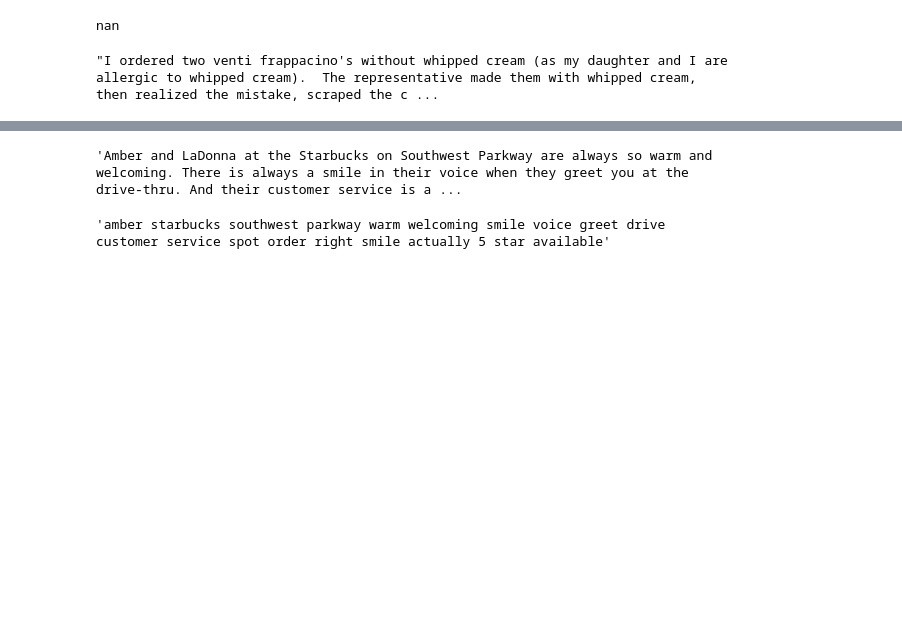
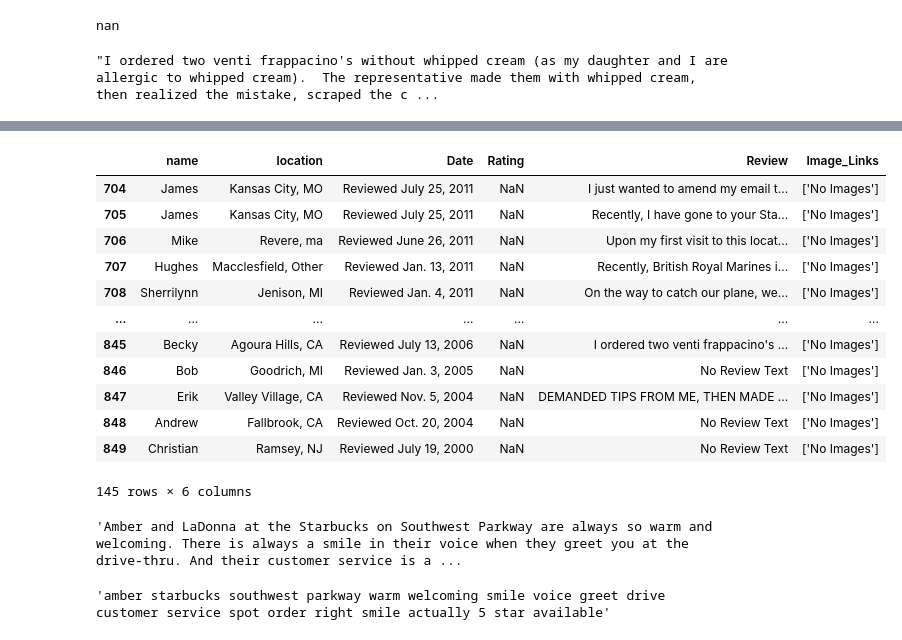
Before and after one commit to ivanamati/NLP.Review_Starbucks_Analysis, a Jupyter notebook: starbucks_review_classifier.ipynb, the cells around one changed output, grey strips where cells are left out. Saved outputs shown, nothing was run; the diff lists cells and outputs as text; code cells hidden in the pictures; blank space fills up the shorter version.

```diff
--- a/starbucks_review_classifier.ipynb
+++ b/starbucks_review_classifier.ipynb
@@ -40,0 +51,3 @@ df.Review[845]
+# %%
+df_null_rating = df[df.Rating.isnull()]
+df_null_rating.head()
@@ -53,3 +72,20 @@ df.head()
+# %%
+df_null_rating.head()
+df_null_rating.drop(['good_bad_review'], axis=1)
+# %% [output]
+|  | name | location | Date | Rating | Review | Image_Links |
+| 704 | James | Kansas City, MO | Reviewed July 25, 2011 | NaN | I just wanted to amend my email t... | ['No Images'] |
+| 705 | James | Kansas City, MO | Reviewed July 25, 2011 | NaN | Recently, I have gone to your Sta... | ['No Images'] |
+| 706 | Mike | Revere, ma | Reviewed June 26, 2011 | NaN | Upon my first visit to this locat... | ['No Images'] |
+| 707 | Hughes | Macclesfield, Other | Reviewed Jan. 13, 2011 | NaN | Recently, British Royal Marines i... | ['No Images'] |
+| 708 | Sherrilynn | Jenison, MI | Reviewed Jan. 4, 2011 | NaN | On the way to catch our plane, we... | ['No Images'] |
+| ... | ... | ... | ... | ... | ... | ... |
+| 845 | Becky | Agoura Hills, CA | Reviewed July 13, 2006 | NaN | I ordered two venti frappacino's ... | ['No Images'] |
+| 846 | Bob | Goodrich, MI | Reviewed Jan. 3, 2005 | NaN | No Review Text | ['No Images'] |
+| 847 | Erik | Valley Village, CA | Reviewed Nov. 5, 2004 | NaN | DEMANDED TIPS FROM ME, THEN MADE ... | ['No Images'] |
+| 848 | Andrew | Fallbrook, CA | Reviewed Oct. 20, 2004 | NaN | No Review Text | ['No Images'] |
+| 849 | Christian | Ramsey, NJ | Reviewed July 19, 2000 | NaN | No Review Text | ['No Images'] |
+145 rows × 6 columns
 # %%
 import spacy
 nlp = spacy.load("en_core_web_lg")
```
Also changed, not shown: parts of 9 cells of this notebook.
